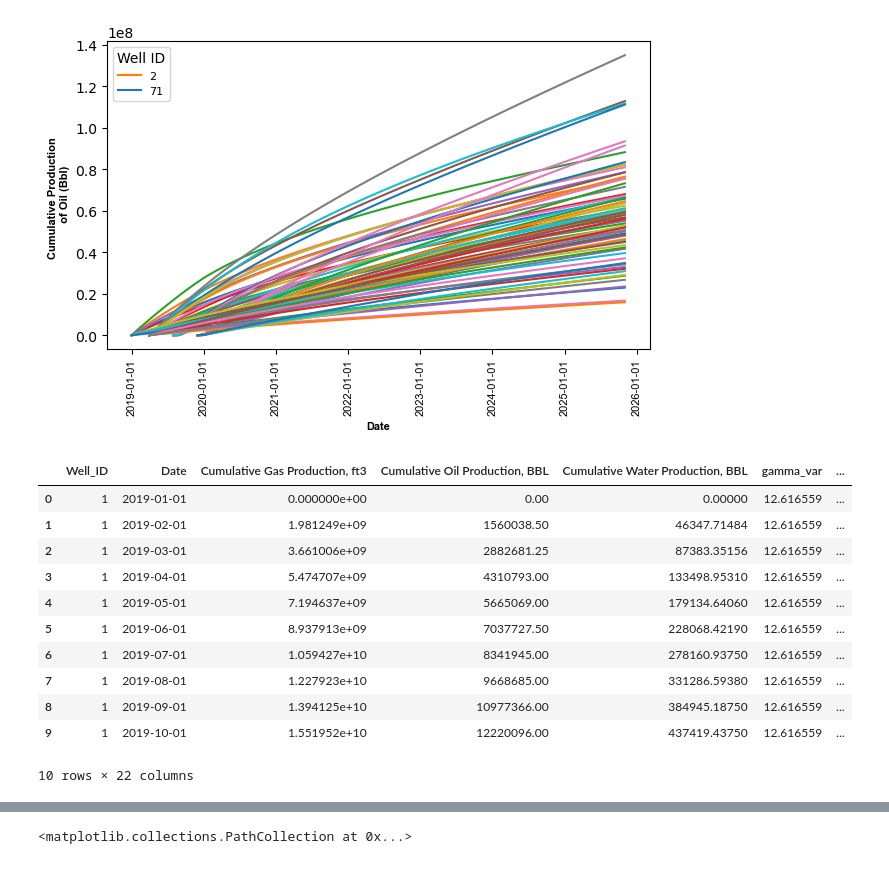
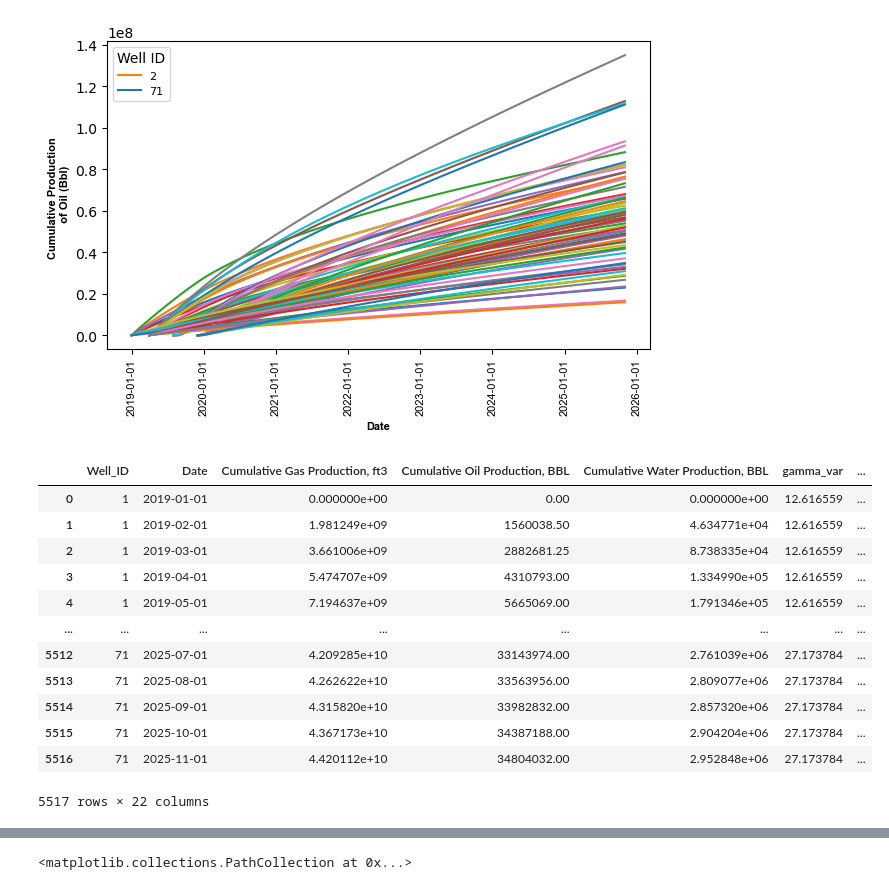
Before and after one commit to acmontesh/Energ-AI-z, a Jupyter notebook: Testing_Features_Models.ipynb, the cells around one changed output, grey strips where cells are left out. Saved outputs shown, nothing was run; the diff lists cells and outputs as text; code cells hidden in the pictures.

```diff
--- a/Testing_Features_Models.ipynb
+++ b/Testing_Features_Models.ipynb
@@ -131,7 +109,12 @@ ax.legend( handles=[handles[1],handles[-1]], labels=[labels[1],labels[-1]], titl
 [figure]
 # %%
 # Defining features to work with
-dflogs = pd.read_csv( "logs.csv" )
+dflogs = pd.read_csv("logs.csv")
+
+dflogs_imp = pd.read_csv("well_log_production_imputed_subset.csv")
+
+# Concat dflogs with dflogs_imp to fill missing values
+dflogs = pd.concat( [dflogs,dflogs_imp],axis=0 )
 
 # Creating empty columns to fill with features calculated from well logs
 historic_production_data["gamma_var"] = 0
@@ -164,47 +147,48 @@ def calculate_well_density( xvals,yvals,allx,ally,allIDs,quantile ):
         if x!=xs and y!=ys:
             dists.append( 1/norm( np.array([x-xs,y-ys]) ) )
     return np.min( dists )
 
 for id in np.unique(dflogs["Well_ID"]):
     historic_production_data["mean_por"] = 0
     historic_production_data.loc[historic_production_data["Well_ID"]==id,"X"] = np.unique( dflogs[dflogs["Well_ID"]==id]["X"] )[0]
     historic_production_data.loc[historic_production_data["Well_ID"]==id,"Y"] = np.unique( dflogs[dflogs["Well_ID"]==id]["Y"] )[0]
     historic_production_data.loc[historic_production_data["Well_ID"]==id,"gamma_var"] = np.std( dflogs[dflogs["Well_ID"]==id]["GR"] )
-    historic_production_data.loc[historic_production_data["Well_ID"]==id,"acoustic_imp"] = np.mean( dflogs[dflogs["Well_ID"]==id]["AI"] )
-    historic_production_data.loc[historic_production_data["Well_ID"]==id,"kophi_mean_of_sqrts"] = ( np.mean( np.sqrt(dflogs[dflogs["Well_ID"]==id]["perm"]/dflogs[dflogs["Well_ID"]==id]["phi"] ) ) )
+    historic_production_data.loc[historic_production_data["Well_ID"]==id,"acoustic_imp"] = np.mean( dflogs[dflogs["Well_ID"]==id]["AI_imp"] )
+    historic_production_data.loc[historic_production_data["Well_ID"]==id,"kophi_mean_of_sqrts"] = ( np.mean( np.sqrt(dflogs[dflogs["Well_ID"]==id]["perm_imp"]/dflogs[dflogs["Well_ID"]==id]["phi_imp"] ) ) )
     historic_production_data.loc[historic_production_data["Well_ID"]==id,"z_mean"] = np.mean( dflogs[dflogs["Well_ID"]==id]["Z"] )
     historic_production_data.loc[historic_production_data["Well_ID"]==id,"gamma_mean"] = np.mean( dflogs[dflogs["Well_ID"]==id]["GR"] )
     historic_production_data.loc[historic_production_data["Well_ID"]==id,"facies_p75"] = np.quantile( dflogs[dflogs["Well_ID"]==id]["facies"],0.75 )
     historic_production_data.loc[historic_production_data["Well_ID"]==id,"gamma_skew"] = skew( dflogs[dflogs["Well_ID"]==id]["GR"].values )
-    historic_production_data.loc[historic_production_data["Well_ID"]==id,"mean_por"] = np.mean( dflogs[dflogs["Well_ID"]==id]["phi"] )
-    historic_production_data.loc[historic_production_data["Well_ID"]==id,"mean_perm"] = np.mean( dflogs[dflogs["Well_ID"]==id]["perm"] )
-    historic_production_data.loc[historic_production_data["Well_ID"]==id,"kurt_perm"] = kurtosis( dflogs[dflogs["Well_ID"]==id]["perm"].values )
+    historic_production_data.loc[historic_production_data["Well_ID"]==id,"mean_por"] = np.mean( dflogs[dflogs["Well_ID"]==id]["phi_imp"] )
+    historic_production_data.loc[historic_production_data["Well_ID"]==id,"mean_perm"] = np.mean( dflogs[dflogs["Well_ID"]==id]["perm_imp"] )
+    historic_production_data.loc[historic_production_data["Well_ID"]==id,"kurt_perm"] = kurtosis( dflogs[dflogs["Well_ID"]==id]["perm_imp"].values )
     historic_production_data.loc[historic_production_data["Well_ID"]==id,"neighbor_density_25"] = calculate_well_density( dflogs[dflogs["Well_ID"]==id]["X"].values,dflogs[dflogs["Well_ID"]==id]["Y"].values,
                                                                            dflogs["X"].values,dflogs["Y"].values,dflogs["Well_ID"],0.25 )
     historic_production_data.loc[historic_production_data["Well_ID"]==id,"neighbor_density_70"] = calculate_well_density( dflogs[dflogs["Well_ID"]==id]["X"].values,dflogs[dflogs["Well_ID"]==id]["Y"].values,
                                                                            dflogs["X"].values,dflogs["Y"].values,dflogs["Well_ID"],0.7 )
     historic_production_data.loc[historic_production_data["Well_ID"] == id, "months"] = (
         historic_production_data.loc[historic_production_data["Well_ID"] == id, "Date"]
         - historic_production_data.loc[historic_production_data["Well_ID"] == id, "Date"].min(  )
     ).dt.days
     monthsWell          = historic_production_data[historic_production_data["Well_ID"]==id]["months"] - 36
     prodWell          = historic_production_data[historic_production_data["Well_ID"]==id]["Cumulative Oil Production, BBL"]
     historic_production_data.loc[historic_production_data["Well_ID"]==id,"cumulative_3y"] = np.min( prodWell[monthsWell>0] )
 
 historic_production_data["months"]=historic_production_data["months"]/30
 
 # Getting a feeling og the dataset with new features
-historic_production_data.head( 10 )
+historic_production_data
 # %% [output]
 |  | Well_ID | Date | Cumulative Gas Production, ft3 | Cumulative Oil Production, BBL | Cumulative Water Production, BBL | gamma_var | ... |
-| 0 | 1 | 2019-01-01 | 0.000000e+00 | 0.00 | 0.00000 | 12.616559 | ... |
-| 1 | 1 | 2019-02-01 | 1.981249e+09 | 1560038.50 | 46347.71484 | 12.616559 | ... |
-| 2 | 1 | 2019-03-01 | 3.661006e+09 | 2882681.25 | 87383.35156 | 12.616559 | ... |
-| 3 | 1 | 2019-04-01 | 5.474707e+09 | 4310793.00 | 133498.95310 | 12.616559 | ... |
-| 4 | 1 | 2019-05-01 | 7.194637e+09 | 5665069.00 | 179134.64060 | 12.616559 | ... |
-| 5 | 1 | 2019-06-01 | 8.937913e+09 | 7037727.50 | 228068.42190 | 12.616559 | ... |
-| 6 | 1 | 2019-07-01 | 1.059427e+10 | 8341945.00 | 278160.93750 | 12.616559 | ... |
-| 7 | 1 | 2019-08-01 | 1.227923e+10 | 9668685.00 | 331286.59380 | 12.616559 | ... |
-| 8 | 1 | 2019-09-01 | 1.394125e+10 | 10977366.00 | 384945.18750 | 12.616559 | ... |
-| 9 | 1 | 2019-10-01 | 1.551952e+10 | 12220096.00 | 437419.43750 | 12.616559 | ... |
+| 0 | 1 | 2019-01-01 | 0.000000e+00 | 0.00 | 0.000000e+00 | 12.616559 | ... |
+| 1 | 1 | 2019-02-01 | 1.981249e+09 | 1560038.50 | 4.634771e+04 | 12.616559 | ... |
+| 2 | 1 | 2019-03-01 | 3.661006e+09 | 2882681.25 | 8.738335e+04 | 12.616559 | ... |
+| 3 | 1 | 2019-04-01 | 5.474707e+09 | 4310793.00 | 1.334990e+05 | 12.616559 | ... |
+| 4 | 1 | 2019-05-01 | 7.194637e+09 | 5665069.00 | 1.791346e+05 | 12.616559 | ... |
+| ... | ... | ... | ... | ... | ... | ... | ... |
+| 5512 | 71 | 2025-07-01 | 4.209285e+10 | 33143974.00 | 2.761039e+06 | 27.173784 | ... |
+| 5513 | 71 | 2025-08-01 | 4.262622e+10 | 33563956.00 | 2.809077e+06 | 27.173784 | ... |
+| 5514 | 71 | 2025-09-01 | 4.315820e+10 | 33982832.00 | 2.857320e+06 | 27.173784 | ... |
+| 5515 | 71 | 2025-10-01 | 4.367173e+10 | 34387188.00 | 2.904204e+06 | 27.173784 | ... |
+| 5516 | 71 | 2025-11-01 | 4.420112e+10 | 34804032.00 | 2.952848e+06 | 27.173784 | ... |
-10 rows × 22 columns
+5517 rows × 22 columns
```
Also changed, not shown: parts of 19 cells of this notebook, 1 other file.
